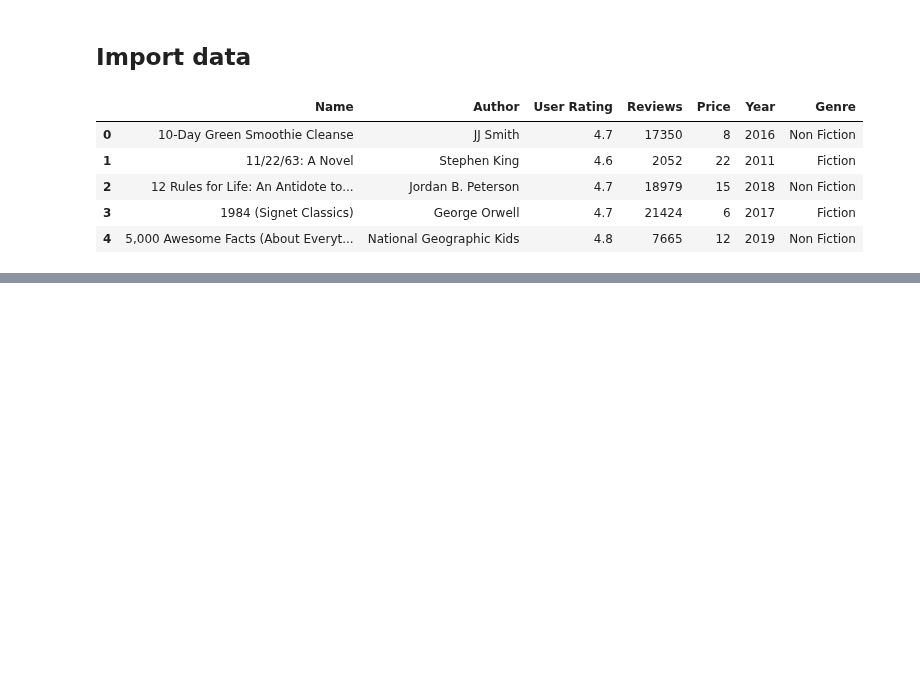
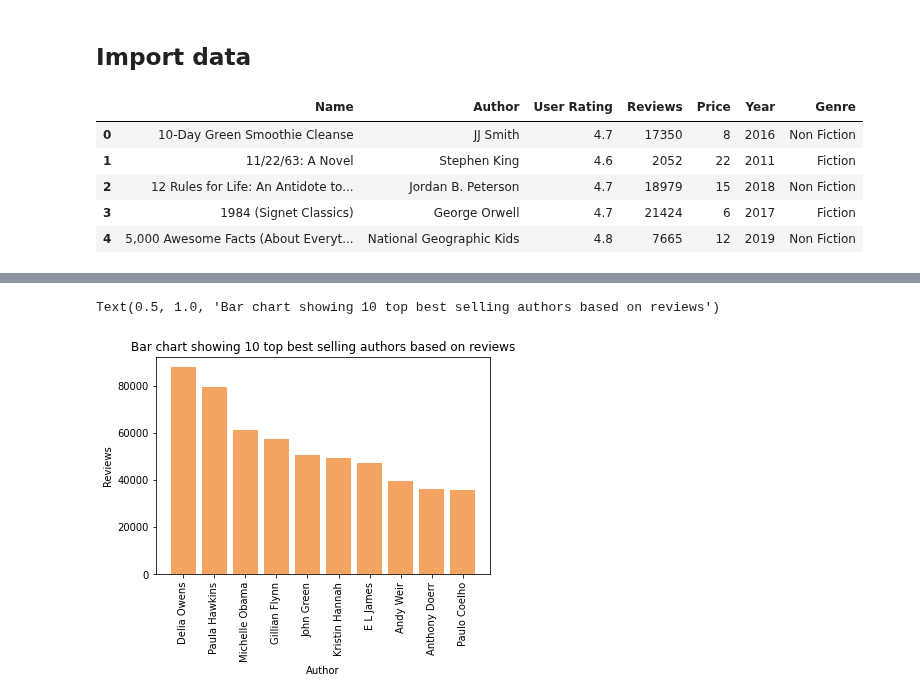
Before and after one commit to Elladuke/SCAMP-Assessment, a Jupyter notebook: amazon_data_modelling.ipynb, the cells around one changed output, grey strips where cells are left out. Drawn from its saved outputs; the diff is of its cells as text; code cells hidden in the pictures; blank space fills up the shorter version.

```diff
--- a/amazon_data_modelling.ipynb
+++ b/amazon_data_modelling.ipynb
@@ -20,0 +162,3 @@ amazon_books_dataset.head()
+# %%
+top_authors = amazon_books_dataset.sort_values(by = ['Reviews'], ascending= False)
+top_authors.head(10)
@@ -20,0 +195,3 @@ amazon_books_dataset.head()
+# %%
+top10_authors = top_authors.drop_duplicates(['Author']).head(10)
+top10_authors
@@ -20,0 +224,9 @@ amazon_books_dataset.head()
+# %%
+plt.bar(top10_authors['Author'], top10_authors['Reviews'], orientation='vertical', color='sandybrown')
+plt.xticks(rotation=90)
+plt.xlabel('Author')
+plt.ylabel('Reviews')
+plt.title("Bar chart showing 10 top best selling authors based on reviews")
+# %% [output]
+Text(0.5, 1.0, 'Bar chart showing 10 top best selling authors based on reviews')
+[figure, added]
```
Also changed, not shown: parts of 32 cells of this notebook.
